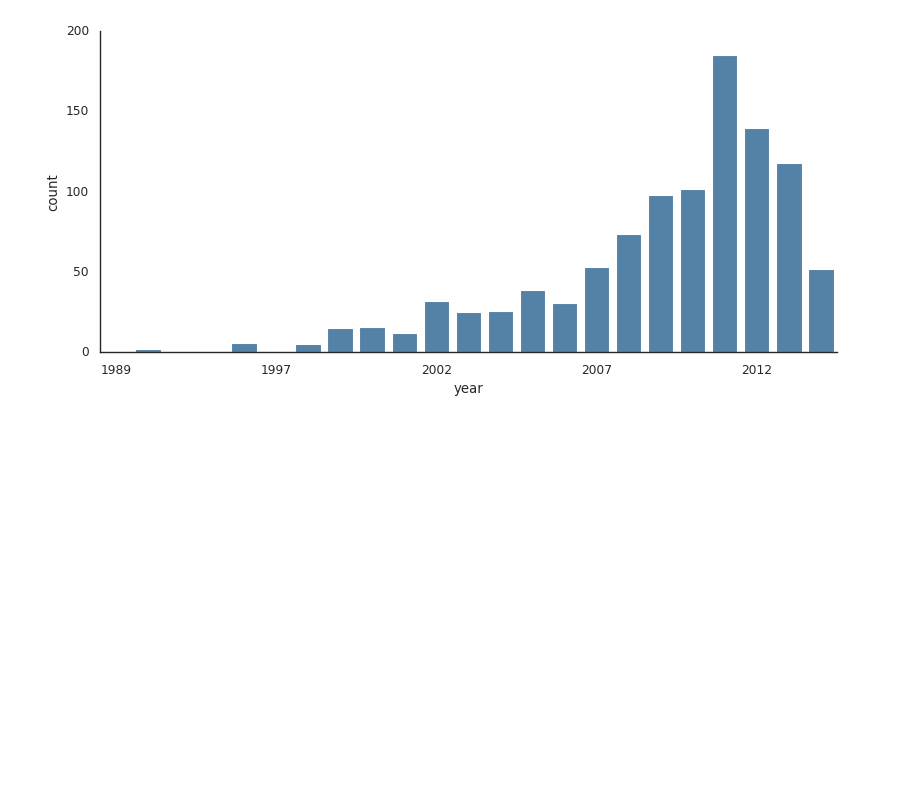
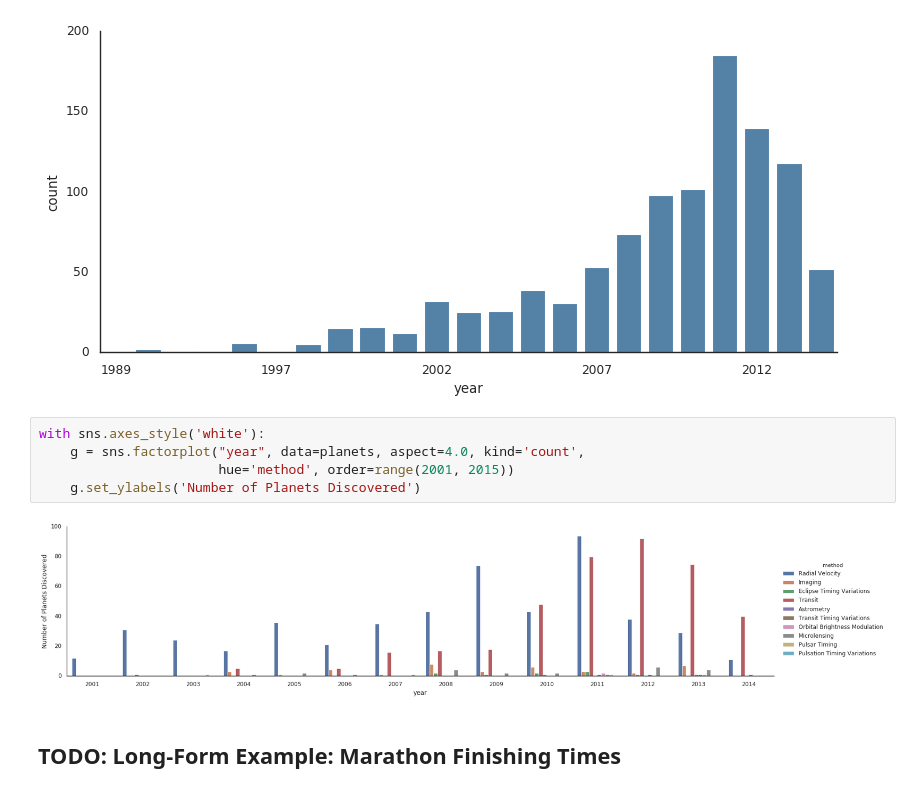
Before and after one commit to pgiardiniere/notes-PythonDataScienceHandbook, a Jupyter notebook: 4-matplotlib-ipynb/4.14-Seaborn.ipynb, the cells around one changed output. Saved outputs shown, nothing was run; the diff lists cells and outputs as text; blank space fills up the shorter version.

```diff
--- a/4-matplotlib-ipynb/4.14-Seaborn.ipynb
+++ b/4-matplotlib-ipynb/4.14-Seaborn.ipynb
@@ -182,3 +182,12 @@ with sns.axes_style('white'):
     g.set_xticklabels(step=5)
 # %% [output]
 [figure]
+# %%
+with sns.axes_style('white'):
+    g = sns.factorplot("year", data=planets, aspect=4.0, kind='count',
+                       hue='method', order=range(2001, 2015))
+    g.set_ylabels('Number of Planets Discovered')
+# %% [output]
+[figure, added]
+# %% [markdown]
+## TODO: Long-Form Example: Marathon Finishing Times
```
Also changed, not shown: 2 other files.
